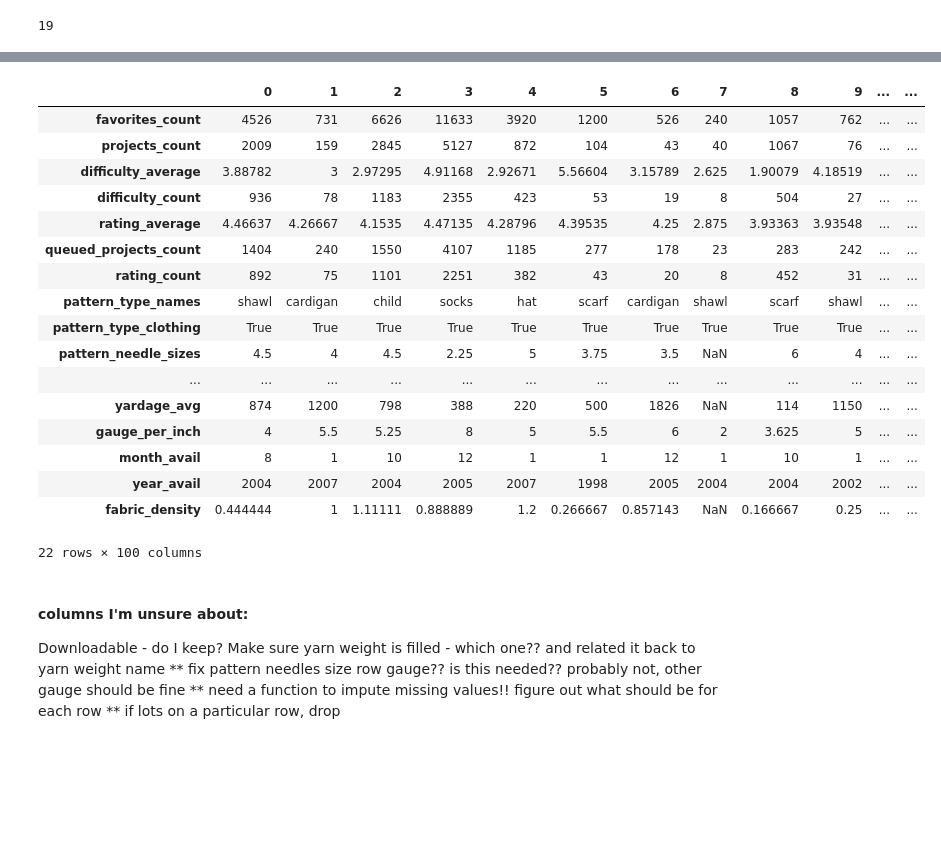
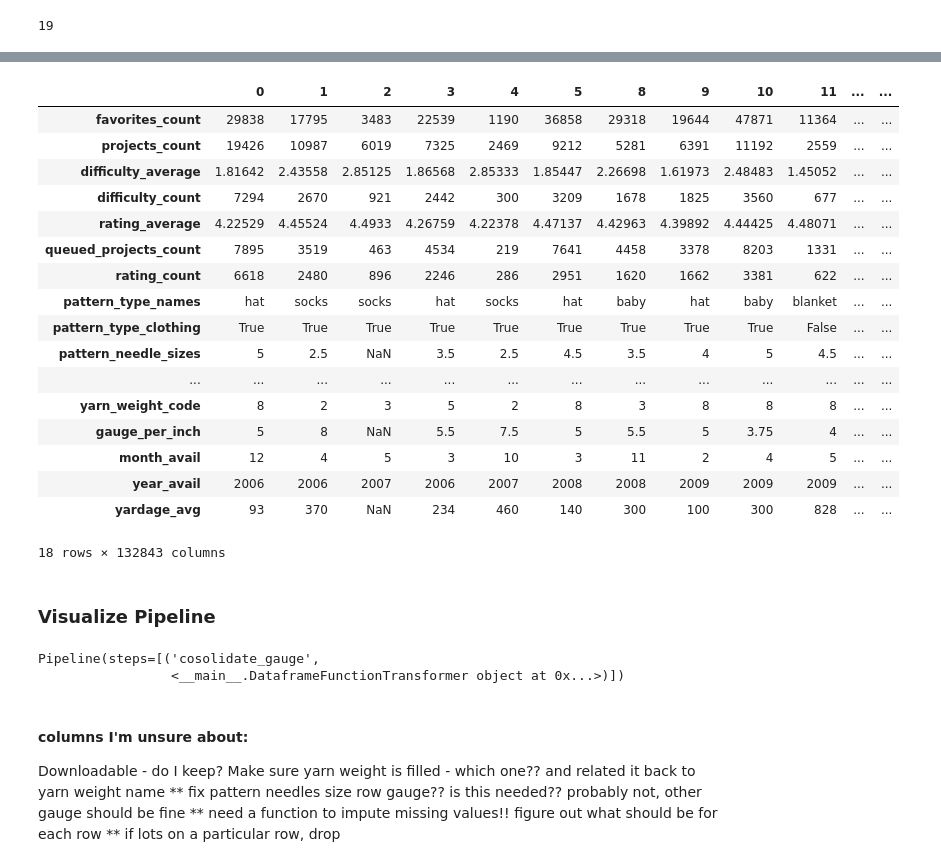
Before and after one commit to LilaKelland/Ravelry-Recommender-Engine, a Jupyter notebook: 1.2-data-processing-patterns.ipynb, the cells around one changed output, grey strips where cells are left out. Drawn from its saved outputs; the diff is of its cells as text; code cells hidden in the pictures; blank space fills up the shorter version.

Commit message:
got pipeline to work

```diff
--- a/1.2-data-processing-patterns.ipynb
+++ b/1.2-data-processing-patterns.ipynb
@@ -197,30 +760,40 @@ def create_fabric_density_ratio(df):
 #     ratio of need to needle size and yarn_weight
 df =create_fabric_density_ratio(df)
 # %%
-df.T
+X.T
 # %% [output]
-|  | 0 | 1 | 2 | 3 | 4 | 5 | 6 | 7 | 8 | 9 | ... | ... |
-| favorites_count | 4526 | 731 | 6626 | 11633 | 3920 | 1200 | 526 | 240 | 1057 | 762 | ... | ... |
-| projects_count | 2009 | 159 | 2845 | 5127 | 872 | 104 | 43 | 40 | 1067 | 76 | ... | ... |
-| difficulty_average | 3.88782 | 3 | 2.97295 | 4.91168 | 2.92671 | 5.56604 | 3.15789 | 2.625 | 1.90079 | 4.18519 | ... | ... |
-| difficulty_count | 936 | 78 | 1183 | 2355 | 423 | 53 | 19 | 8 | 504 | 27 | ... | ... |
-| rating_average | 4.46637 | 4.26667 | 4.1535 | 4.47135 | 4.28796 | 4.39535 | 4.25 | 2.875 | 3.93363 | 3.93548 | ... | ... |
-| queued_projects_count | 1404 | 240 | 1550 | 4107 | 1185 | 277 | 178 | 23 | 283 | 242 | ... | ... |
-| rating_count | 892 | 75 | 1101 | 2251 | 382 | 43 | 20 | 8 | 452 | 31 | ... | ... |
-| pattern_type_names | shawl | cardigan | child | socks | hat | scarf | cardigan | shawl | scarf | shawl | ... | ... |
-| pattern_type_clothing | True | True | True | True | True | True | True | True | True | True | ... | ... |
-| pattern_needle_sizes | 4.5 | 4 | 4.5 | 2.25 | 5 | 3.75 | 3.5 | NaN | 6 | 4 | ... | ... |
+|  | 0 | 1 | 2 | 3 | 4 | 5 | 8 | 9 | 10 | 11 | ... | ... |
+| favorites_count | 29838 | 17795 | 3483 | 22539 | 1190 | 36858 | 29318 | 19644 | 47871 | 11364 | ... | ... |
+| projects_count | 19426 | 10987 | 6019 | 7325 | 2469 | 9212 | 5281 | 6391 | 11192 | 2559 | ... | ... |
+| difficulty_average | 1.81642 | 2.43558 | 2.85125 | 1.86568 | 2.85333 | 1.85447 | 2.26698 | 1.61973 | 2.48483 | 1.45052 | ... | ... |
+| difficulty_count | 7294 | 2670 | 921 | 2442 | 300 | 3209 | 1678 | 1825 | 3560 | 677 | ... | ... |
+| rating_average | 4.22529 | 4.45524 | 4.4933 | 4.26759 | 4.22378 | 4.47137 | 4.42963 | 4.39892 | 4.44425 | 4.48071 | ... | ... |
+| queued_projects_count | 7895 | 3519 | 463 | 4534 | 219 | 7641 | 4458 | 3378 | 8203 | 1331 | ... | ... |
+| rating_count | 6618 | 2480 | 896 | 2246 | 286 | 2951 | 1620 | 1662 | 3381 | 622 | ... | ... |
+| pattern_type_names | hat | socks | socks | hat | socks | hat | baby | hat | baby | blanket | ... | ... |
+| pattern_type_clothing | True | True | True | True | True | True | True | True | True | False | ... | ... |
+| pattern_needle_sizes | 5 | 2.5 | NaN | 3.5 | 2.5 | 4.5 | 3.5 | 4 | 5 | 4.5 | ... | ... |
 | ... | ... | ... | ... | ... | ... | ... | ... | ... | ... | ... | ... | ... |
-| yardage_avg | 874 | 1200 | 798 | 388 | 220 | 500 | 1826 | NaN | 114 | 1150 | ... | ... |
-| gauge_per_inch | 4 | 5.5 | 5.25 | 8 | 5 | 5.5 | 6 | 2 | 3.625 | 5 | ... | ... |
-| month_avail | 8 | 1 | 10 | 12 | 1 | 1 | 12 | 1 | 10 | 1 | ... | ... |
-| year_avail | 2004 | 2007 | 2004 | 2005 | 2007 | 1998 | 2005 | 2004 | 2004 | 2002 | ... | ... |
-| fabric_density | 0.444444 | 1 | 1.11111 | 0.888889 | 1.2 | 0.266667 | 0.857143 | NaN | 0.166667 | 0.25 | ... | ... |
+| yarn_weight_code | 8 | 2 | 3 | 5 | 2 | 8 | 3 | 8 | 8 | 8 | ... | ... |
+| gauge_per_inch | 5 | 8 | NaN | 5.5 | 7.5 | 5 | 5.5 | 5 | 3.75 | 4 | ... | ... |
+| month_avail | 12 | 4 | 5 | 3 | 10 | 3 | 11 | 2 | 4 | 5 | ... | ... |
+| year_avail | 2006 | 2006 | 2007 | 2006 | 2007 | 2008 | 2008 | 2009 | 2009 | 2009 | ... | ... |
+| yardage_avg | 93 | 370 | NaN | 234 | 460 | 140 | 300 | 100 | 300 | 828 | ... | ... |
-22 rows × 100 columns
+18 rows × 132843 columns
 # %%
 
 def create_average_rating(df):
     pass
+# %% [markdown]
+### Visualize Pipeline
+# %%
+from sklearn import set_config
+set_config(display='diagram')
+
+pipeline
+# %% [output]
+Pipeline(steps=[('cosolidate_gauge',
+                 <__main__.DataframeFunctionTransformer object at 0x...>)])
 # %%
 process difficulty and rating average down to 3 decimal places
 # %% [markdown]
```
Also changed, not shown: parts of 54 cells of this notebook, 11 other files.
